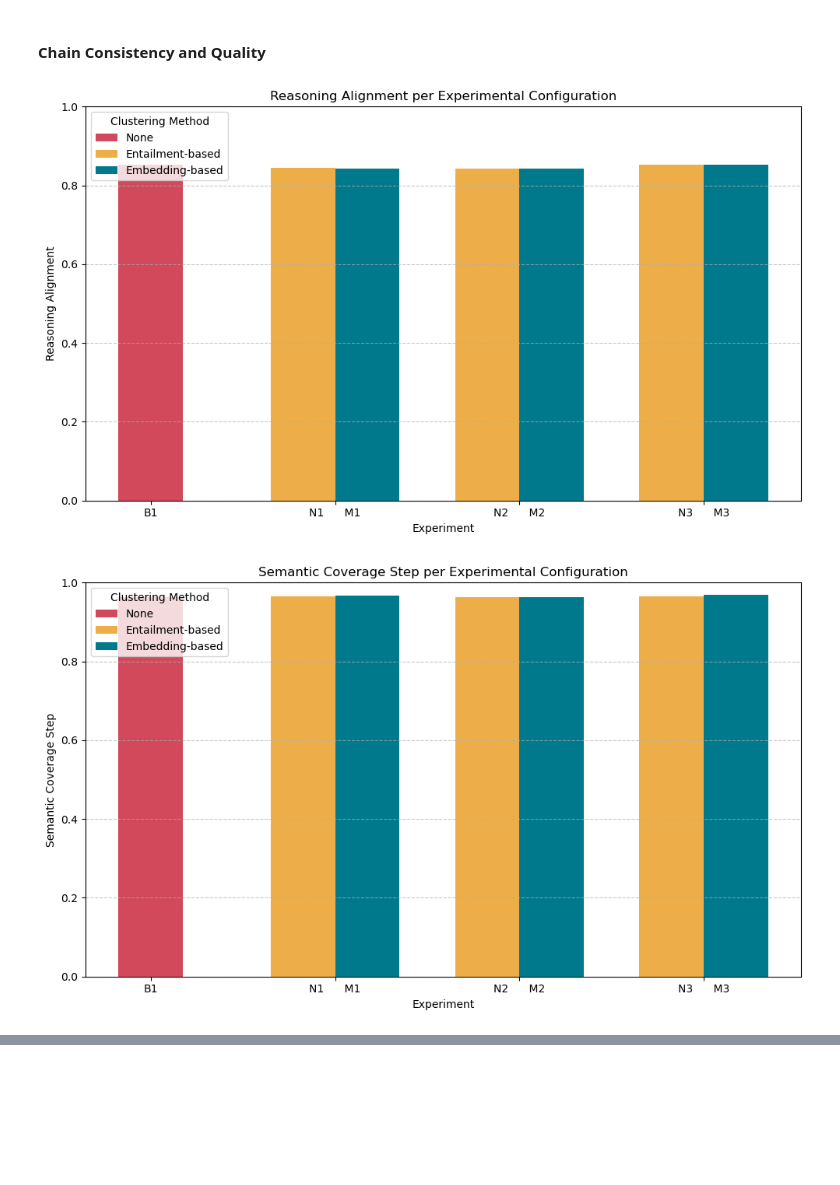
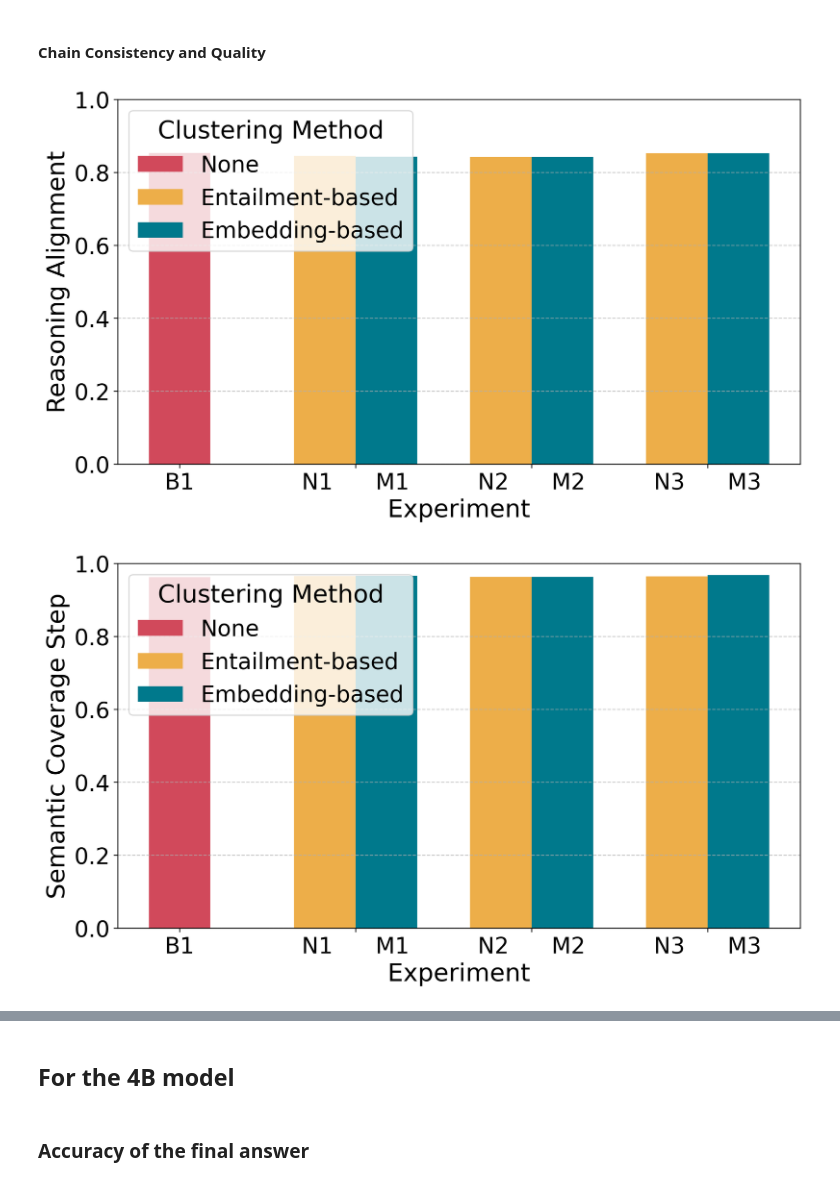
Before and after one commit to lenalibon/Bridging-the-Chains, a Jupyter notebook: analysis/comparison_methods.ipynb, the cells around one changed output, grey strips where cells are left out. Cells and saved outputs as stored; diff of their text form; code cells hidden in the pictures; blank space fills up the shorter version.

```diff
--- a/analysis/comparison_methods.ipynb
+++ b/analysis/comparison_methods.ipynb
@@ -112,38 +100,7 @@ color_map = {
     "m3_2": "#00798c"
 }
 
-def compute_accuracy(exp, metric_file_name="_em_results.jsonl", metric_name="predicted"):
-    file_path = os.path.join(path_to_experiments, exp, f"{exp}{metric_file_name}")
-    if not os.path.isfile(file_path):
-        print(f"ERROR: {file_path} not found. Defaulting to 100% accuracy.")
-        return 1.0
-    total = 0
-    sum = 0
-    with open(file_path, 'r', encoding='utf-8') as f:
-        for line in f:
-            data = json.loads(line)
-            total += 1
-            sum += data.get(metric_name, False)
-    if total == 0:
-        print(f"ERROR: {file_path} has no data. Defaulting to 100% accuracy.")
-        return 1.0
-    return sum / total
-
-def compute_roscoe_metric(exp, metric_file_name="_roscoe_results.tsv", metric_column="faithfulness"):
-    file_path = os.path.join(path_to_experiments, exp, f"{exp}{metric_file_name}")
-    if not os.path.isfile(file_path):
-        print(f"ERROR: {file_path} not found. Defaulting to 100% value.")
-        return 1.0
-    df = pd.read_csv(file_path, sep=r'\s+', engine='python')
-    if metric_column not in df.columns:
-        print(f"ERROR: Column {metric_column} not found in {file_path}. Defaulting to 100% value.")
-        return 1.0
-    if len(df) == 0:
-        print(f"ERROR: {file_path} is empty. Defaulting to 100% value.")
-        return 1.0
-    return df[metric_column].mean()
-
-def create_plot(metric_file_name="_em_results.jsonl", metric_column=None, ylabel="Score", title="Performance per Experimental Configuration", metric_name="predicted"):
+def create_plot(metric_file_name="_em_results.jsonl", metric_column=None, ylabel="Score", title="", metric_name="predicted"):
     """
     Specify metric_column if using the Roscoe metric. Otherwise, set it to None.
     """
@@ -227,10 +184,10 @@ create_plot(metric_file_name="_f1_results.jsonl", ylabel="F1 Score", title="F1 S
 # %%
 m = ["reasoning_alignment", "semantic_coverage_step", "semantic_coverage_chain", "repetition_word", "repetition_step", "common_sense_error", "missing_step", "external_hallucination"]
 ylabels = ["Reasoning Alignment", "Semantic Coverage Step", "Semantic Coverage Chain", "Repetition Word", "Repetition Chain", "Common Sense Error", "Missing Step", "External Hallucination"]
 title = [f"{i} per Experimental Configuration" for i in ylabels]
 
 for i in range(len(m)):
-    create_plot(metric_file_name=f"_roscoe_results.tsv", metric_column=m[i], ylabel=ylabels[i], title=title[i])
+    create_plot(metric_file_name=f"_roscoe_results.tsv", metric_column=m[i], ylabel=ylabels[i], title="")
 # %% [output]
-[figure, old version]
+[figure, new version]
-[figure, old version]
+[figure, new version]
@@ -242,0 +200,2 @@ for i in range(len(m)):
+# %% [markdown]
+## For the 4B model
@@ -242,0 +218,2 @@ for i in range(len(m)):
+# %% [markdown]
+### Accuracy of the final answer
```
Also changed, not shown: parts of 19 cells of this notebook, 1 other file.
